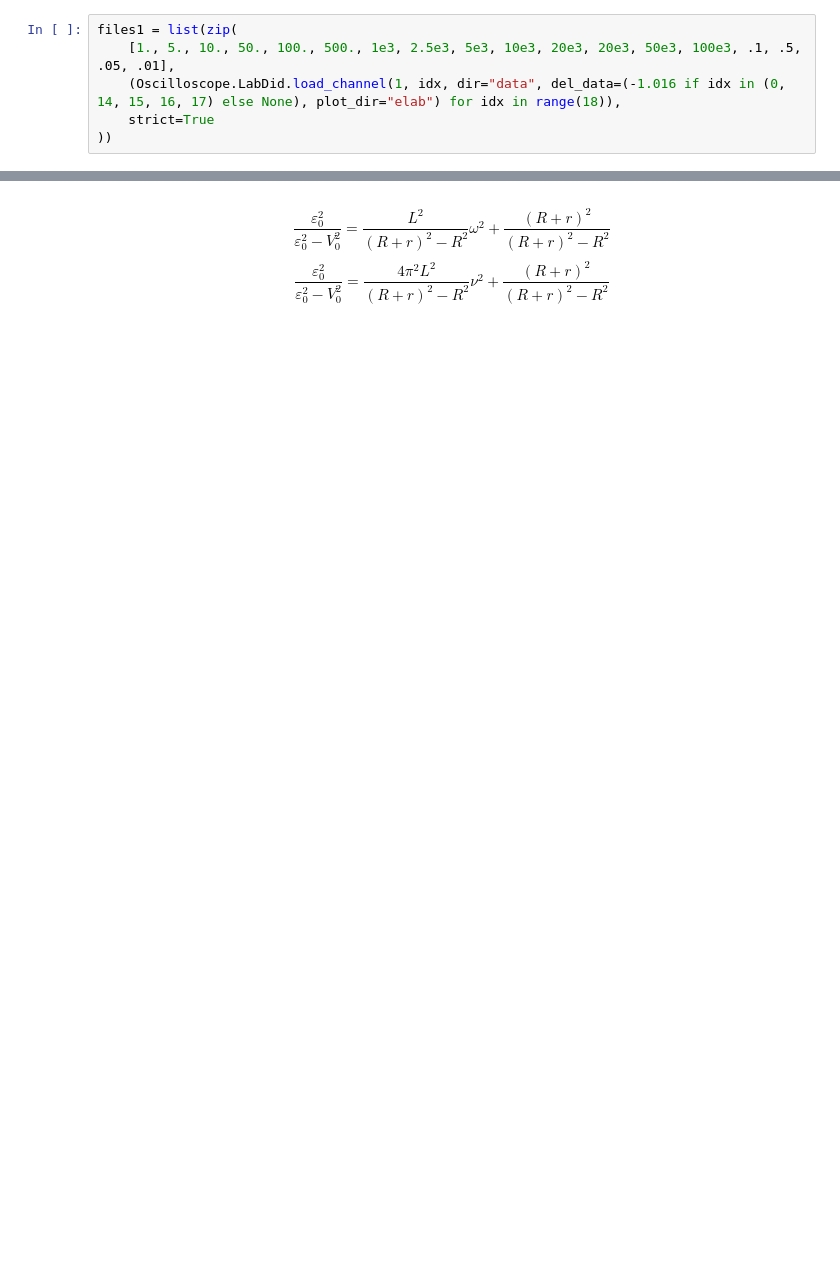
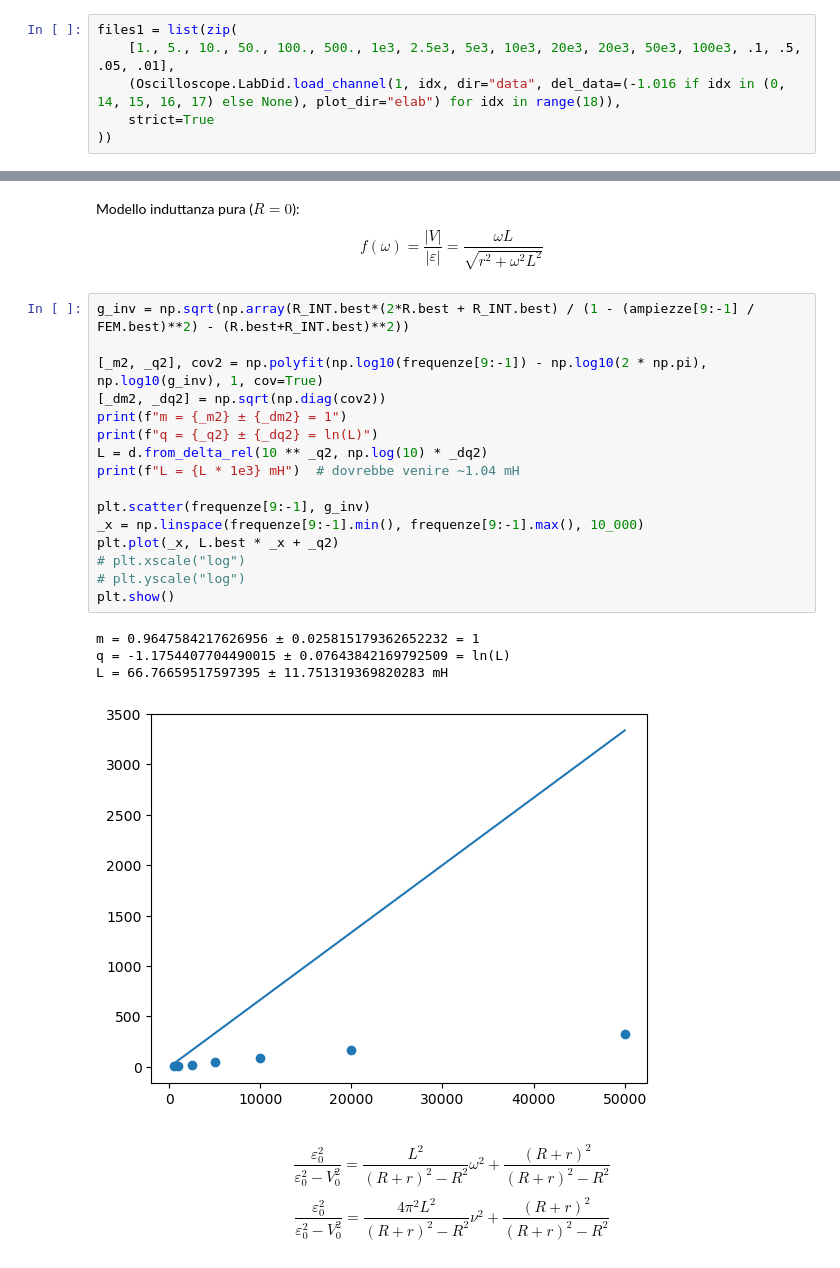
Before and after one commit to RBerga06/unipr-clt-fisica, a Jupyter notebook: lab2/exp7/exp7.ipynb, the cells around one changed output, grey strips where cells are left out. Saved outputs shown, nothing was run; the diff lists cells and outputs as text; blank space fills up the shorter version.

```diff
--- a/lab2/exp7/exp7.ipynb
+++ b/lab2/exp7/exp7.ipynb
@@ -29,3 +66,27 @@ plt.show()
+# %% [markdown]
+Modello induttanza pura ($R=0$):
+$$f(\omega) = \frac{|V|}{|\varepsilon|} = \frac{\omega L}{\sqrt{r^2 + \omega^2 L^2}}$$
+# %%
+g_inv = np.sqrt(np.array(R_INT.best*(2*R.best + R_INT.best) / (1 - (ampiezze[9:-1] / FEM.best)**2) - (R.best+R_INT.best)**2))
+
+[_m2, _q2], cov2 = np.polyfit(np.log10(frequenze[9:-1]) - np.log10(2 * np.pi), np.log10(g_inv), 1, cov=True)
+[_dm2, _dq2] = np.sqrt(np.diag(cov2))
+print(f"m = {_m2} ± {_dm2} = 1")
+print(f"q = {_q2} ± {_dq2} = ln(L)")
+L = d.from_delta_rel(10 ** _q2, np.log(10) * _dq2)
+print(f"L = {L * 1e3} mH")  # dovrebbe venire ~1.04 mH
+
+plt.scatter(frequenze[9:-1], g_inv)
+_x = np.linspace(frequenze[9:-1].min(), frequenze[9:-1].max(), 10_000)
+plt.plot(_x, L.best * _x + _q2)
+# plt.xscale("log")
+# plt.yscale("log")
+plt.show()
+# %% [output]
+m = 0.9647584217626956 ± 0.025815179362652232 = 1
+q = -1.1754407704490015 ± 0.07643842169792509 = ln(L)
+L = 66.76659517597395 ± 11.751319369820283 mH
+[figure, added]
 # %% [markdown]
 $$\frac{\varepsilon_0^2}{\varepsilon_0^2-V_0^2} = \frac{L^2}{(R+r)^2-R^2}\omega^2+\frac{(R+r)^2}{(R+r)^2 - R^2}$$
 $$\frac{\varepsilon_0^2}{\varepsilon_0^2-V_0^2} = \frac{4\pi^2L^2}{(R+r)^2-R^2}\nu^2+\frac{(R+r)^2}{(R+r)^2 - R^2}$$
```
Also changed, not shown: parts of 10 cells of this notebook, 1 other file.
